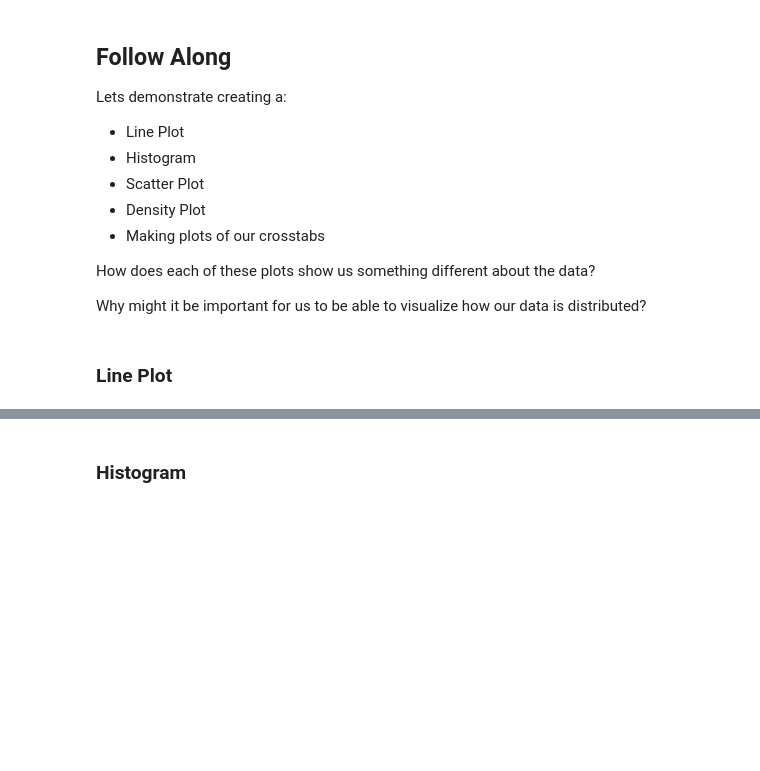
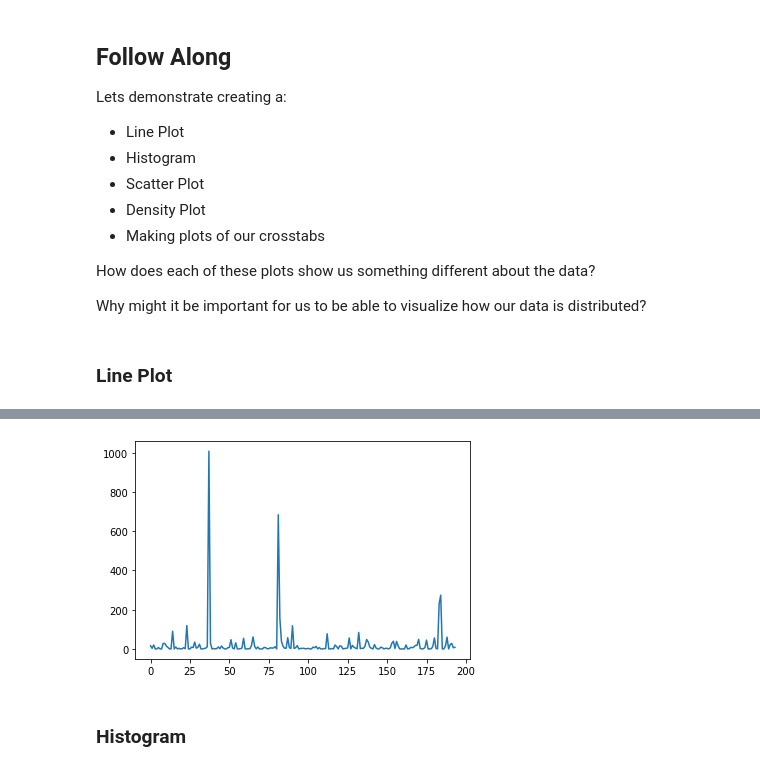
Before and after one commit to samanthagatt/DS-Unit-1-Sprint-1-Data-Wrangling-and-Storytelling, a Jupyter notebook: module1-exploratory-data-analysis/LS_DS_111_Exploratory_Data_Analysis.ipynb, the cells around one changed output, grey strips where cells are left out. Saved outputs shown, nothing was run; the diff lists cells and outputs as text; code cells hidden in the pictures; blank space fills up the shorter version.

```diff
--- a/module1-exploratory-data-analysis/LS_DS_111_Exploratory_Data_Analysis.ipynb
+++ b/module1-exploratory-data-analysis/LS_DS_111_Exploratory_Data_Analysis.ipynb
@@ -155,0 +184,11 @@ flag_data_url = 'https://archive.ics.uci.edu/ml/machine-learning-databases/flags
+# %%
+# Different ways to look at the documentation:
+column_headers = ['name', 'landmass', 'zone', 'area', 'population', 'language',
+                  'religion', 'bars', 'stripes', 'colors', 'red', 'green',
+                  'blue', 'gold', 'white', 'black', 'orange', 'mainhue',
+                  'circles', 'crosses', 'saltires', 'quarters', 'sunstars',
+                  'crescent', 'triangle', 'icon', 'animate', 'text', 'topleft',
+                  'botright']
+flags = pd.read_csv(flag_data_url, names=column_headers)
+print(flags.shape)
+flags.head()
@@ -236,2 +481,6 @@ Why might it be important for us to be able to visualize how our data is distrib
+# %%
+flags['population'].plot();
+# %% [output]
+[figure, added]
 # %% [markdown]
 ### Histogram
```
Also changed, not shown: parts of 30 cells of this notebook.
